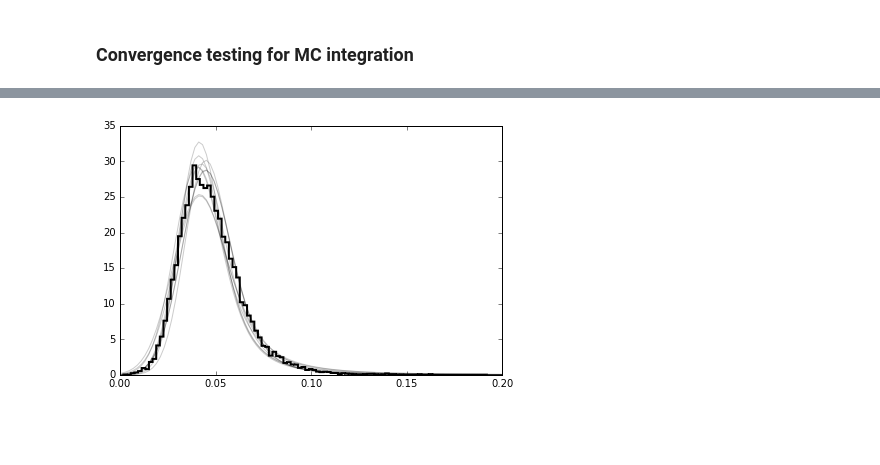
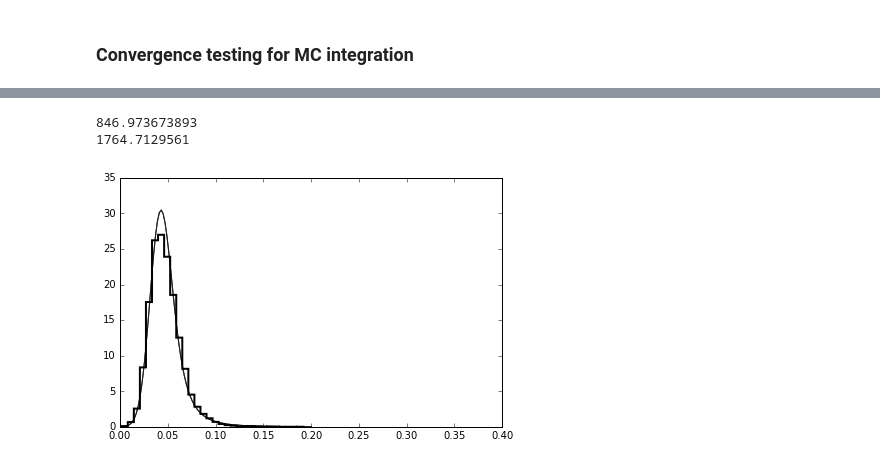
Before and after one commit to astroJeff/filament_widths, a Jupyter notebook: notebooks/Power law.ipynb, the cells around one changed output, grey strips where cells are left out. Drawn from its saved outputs; the diff is of its cells as text; code cells hidden in the pictures; blank space fills up the shorter version.

Commit message:
Fixed scipy quad problems, integration bounds, etc. Added script to run all minimizations

```diff
--- a/notebooks/Power law.ipynb
+++ b/notebooks/Power law.ipynb
@@ -508,7 +505,8 @@ plt.plot(N_samples, integral)
 
 args = data[j], gamma, sigma
 tmp_x = np.linspace(L, upper, 1000)
-sol = quad(get_integrand, L, upper, args=args)
+sol = quad(get_integrand, max(L, data[j]-5.0*sigma), min(upper, data[j]+5.0*sigma), args=args)
+#sol = quad(get_integrand, L, upper, args=args)
 tmp_y = get_integrand(tmp_x, data[j], gamma, sigma)
 
 integral = sol[0]/(np.sqrt(2.0*np.pi)*sigma)
@@ -523,0 +524,12 @@ plt.show()
+# %%
+sigma, gamma, L = 0.0105115,   3.95219533,  0.063558
+x = sigma, gamma, L
+data = filaments_10
+
+start_time = time.time()
+print power_law_gaussian_no_U.ln_likelihood(x, data, method='MC')
+print time.time()-start_time, "seconds"
+
+start_time = time.time()
+print power_law_gaussian_no_U.ln_likelihood(x, data, method='quad')
+print time.time()-start_time, "seconds"
@@ -524,5 +541,5 @@ plt.show()
 # %%
 start_time = time.time()
-sampler = power_law_gaussian_no_U.run_emcee(filaments_04, nburn=200, nrun=200)
+sampler = power_law_gaussian_no_U.run_emcee(filaments_10, nwalkers=8, nburn=2, nrun=10)
 print "Simulation took", time.time()-start_time, "seconds"
 # %% [output]
@@ -549,39 +572,48 @@ plt.show()
+# %%
+x = 0.035, 4.5, 0.070
+print power_law_gaussian_no_U.ln_likelihood(x, filaments_10, method='MC')
+print power_law_gaussian_no_U.ln_likelihood(x, filaments_10, method='quad') - 1000. * np.log(0.035)
+# %% [output]
+846.973673893
+1764.7129561
 # %%
 def get_integrand(x, y, gamma, sigma):
     return np.power(x, -(gamma+1.0)) * np.exp(-0.5*((y-x)/sigma)**2)
 
-plt.hist(filaments_04, histtype='step', color='k', bins=100, normed=True, linewidth=2.0)
+plt.hist(filaments_04, histtype='step', color='k', bins=30, normed=True, linewidth=2.0)
 
 x = np.linspace(0.001, 7.0, 1000)
 
 U = 10.0
 
 
 
-sigma, gamma, L = 1.2, 1.35, 0.5
+#sigma, gamma, L = 1.2, 1.35, 0.5
 #sigma, gamma, L = 0.02, 1.5, 0.03
 
 x = np.linspace(0.001, 0.2, 100)
 
 
 # Plot samples from the posterior
-for i in np.random.randint(len(sampler.flatchain), size=10):
-    sigma, gamma, L = sampler.flatchain[i]
-
+#for i in np.random.randint(len(sampler.flatchain), size=10):
+for i in np.arange(10):
+    #sigma, gamma, L = sampler.flatchain[i]
+    sigma, gamma, L = 0.00995381,  4.18572014,  0.03658394
+#    sigma, gamma, L = 0.00925896,  4.25640097,  0.03395092
     # Plot observed distribution
     integral = np.zeros(100)
     coeff = 1.0/np.sqrt(2.0*np.pi)/sigma * gamma / (L**(-gamma) - U**(-gamma))
     for i in np.arange(100):
         args = x[i], gamma, sigma
         sol = quad(get_integrand, L, U, args=args)
         integral[i] = sol[0]
     plt.plot(x, coeff*integral, color='k', alpha=0.2)
 
 
-plt.xlim(0.0, 0.2)
+plt.xlim(0.0, 0.4)
 plt.ylim(0, 35.)
 
 plt.tight_layout()
 plt.show()
 # %% [output]
-[figure, old version]
+[figure, new version]
```
Also changed, not shown: parts of 10 cells of this notebook, 2 other files.
